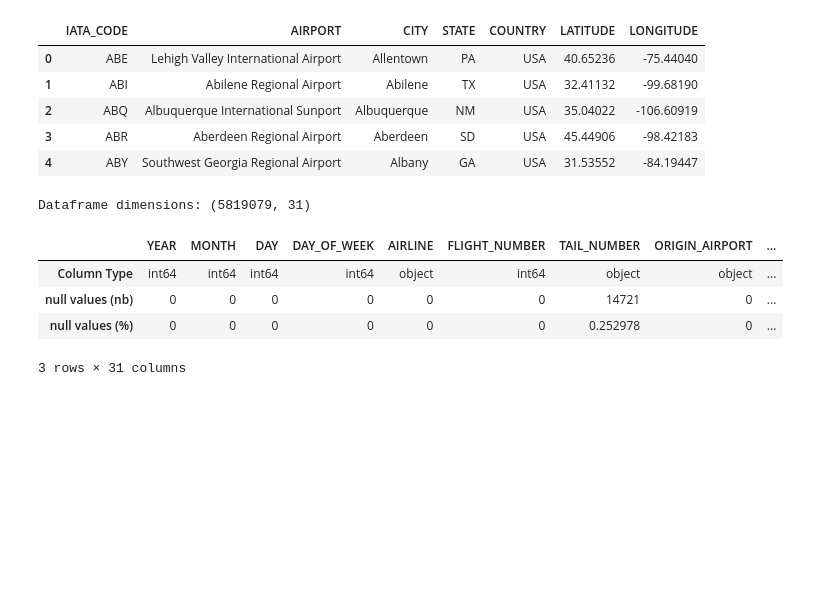
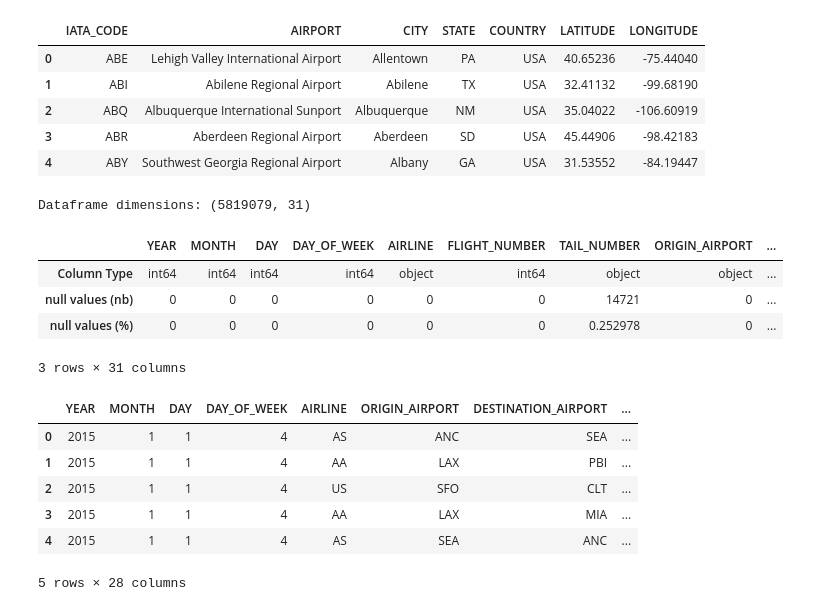
Before and after one commit to jingyiis/High_Flyer, a Jupyter notebook: AIrline Prediction Model .ipynb, the cells around one changed output. Cells and saved outputs as stored; diff of their text form; code cells hidden in the pictures; blank space fills up the shorter version.

Commit message:
Data Cleaning Commit Final

```diff
--- a/AIrline Prediction Model .ipynb
+++ b/AIrline Prediction Model .ipynb
@@ -85,0 +81,19 @@ df['DATE']
+# %%
+#Data Cleaning
+
+#Changing Dates and Times YEAR MOTNH DAY
+dfflights['DATE'] = pd.to_datetime(dfflights[['YEAR','MONTH','DAY']])
+
+#Delete Flight Number and Tail Number, Cancellled and Cancellation Reasom
+variables_to_remove = ['FLIGHT_NUMBER','TAIL_NUMBER','CANCELLED','CANCELLATION_REASON']
+dfflights.drop(variables_to_remove, axis = 1, inplace = True)
+# %%
+dfflights.head()
+# %% [output]
+|  | YEAR | MONTH | DAY | DAY_OF_WEEK | AIRLINE | ORIGIN_AIRPORT | DESTINATION_AIRPORT | ... |
+| 0 | 2015 | 1 | 1 | 4 | AS | ANC | SEA | ... |
+| 1 | 2015 | 1 | 1 | 4 | AA | LAX | PBI | ... |
+| 2 | 2015 | 1 | 1 | 4 | US | SFO | CLT | ... |
+| 3 | 2015 | 1 | 1 | 4 | AA | LAX | MIA | ... |
+| 4 | 2015 | 1 | 1 | 4 | AS | SEA | ANC | ... |
+5 rows × 28 columns
```
Also changed, not shown: parts of 3 cells of this notebook.
